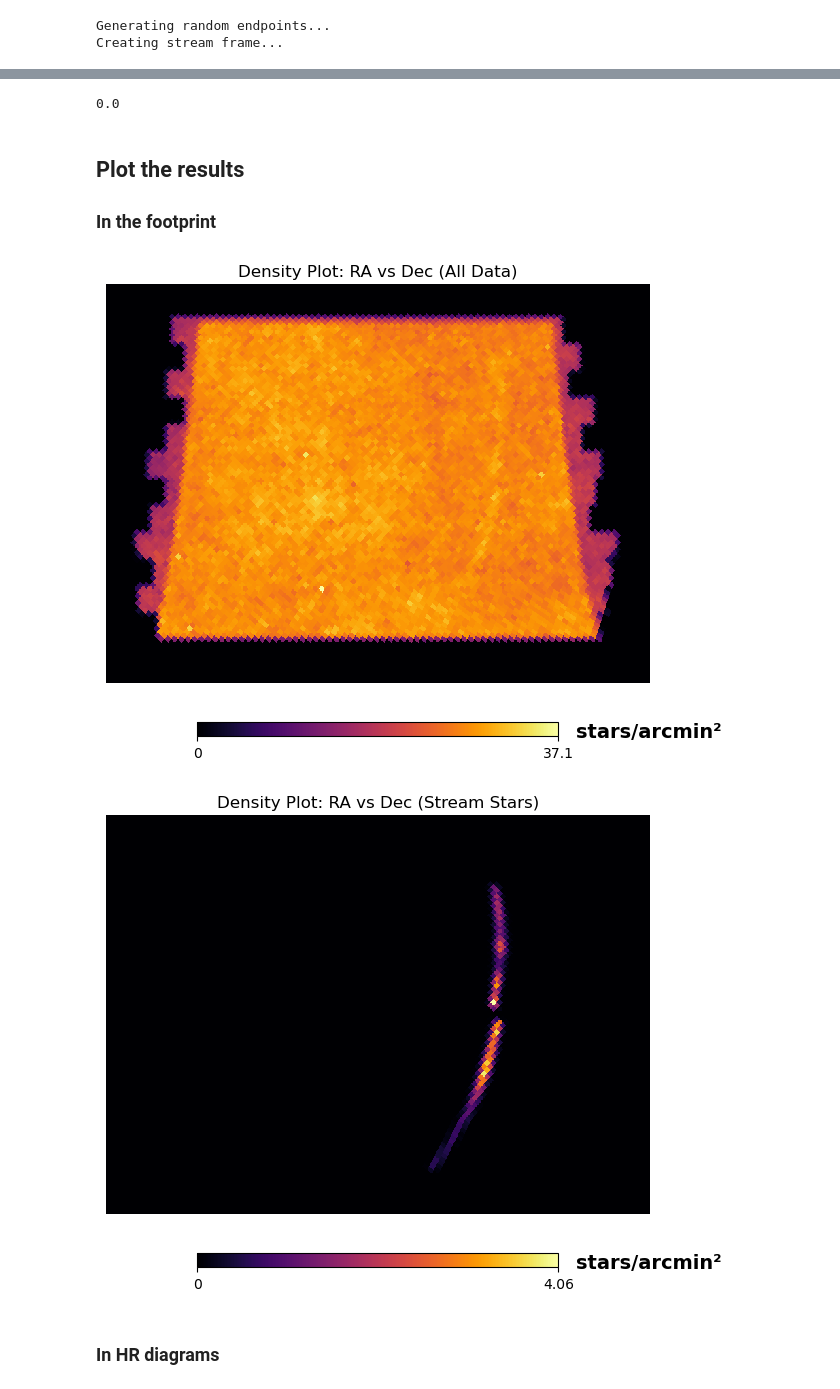
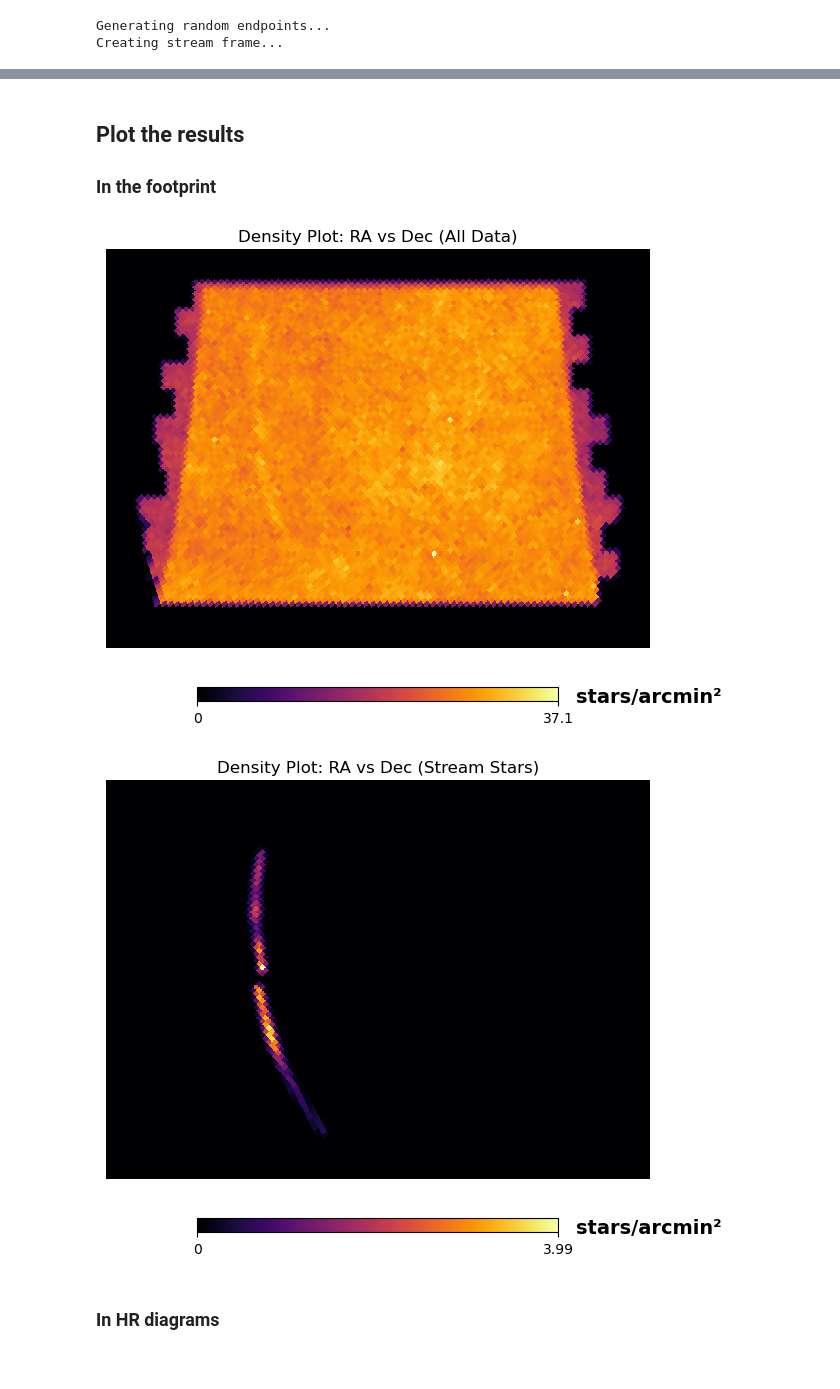
Before and after one commit to LSSTDESC/stream_sim, a Jupyter notebook: notebooks/injection_lsst_example.ipynb, the cells around one changed output, grey strips where cells are left out. Saved outputs shown, nothing was run; the diff lists cells and outputs as text; code cells hidden in the pictures.

```diff
--- a/notebooks/injection_lsst_example.ipynb
+++ b/notebooks/injection_lsst_example.ipynb
@@ -172,6 +160,6 @@ Here the values and names are specified in the example of LSST.
 from stream_sim import observed
 
 # Load the survey properties
-obj = observed.StreamObserved(survey='LSST_DC2')
+obj = observed.StreamObserved(survey='LSST')
 # %% [output]
 ###################### Reading Survey property files ######################
@@ -203,7 +191,7 @@ import astropy.io.fits as fits
 
 # Open the FITS file
 current_dir = (os.getcwd())
-folder = os.path.join(current_dir, 'data/surveys/LSST_DC2')
+folder = os.path.join(current_dir, 'data/surveys/LSST')
 filename = 'dp02_dc2_stars.fits'
 full_path = os.path.join(folder, filename)
 print('reading')
@@ -246,10 +234,6 @@ data_filtered['flag'] = 1 # stars of the stream named 1
 df_dc2['flag'] = 'DC2'
 
 df_tot = pd.concat([df_dc2, data_filtered], ignore_index=True)
-# %%
-print(np.min(data_dc2['extendedness']))
-# %% [output]
-0.0
 # %% [markdown]
 ## Plot the results
 
@@ -257,37 +241,35 @@ print(np.min(data_dc2['extendedness']))
 # %%
 import healpy as hp
 
 nside = 256
 npix = hp.nside2npix(nside)
 pixarea = hp.nside2pixarea(nside, degrees=True) * 3600  # arcmin²
 
 # Initialize Healpix maps
 hpxmap_all = np.zeros(npix)
 hpxmap_stream = np.zeros(npix)
 
 # Convert RA, Dec to Healpix pixels
 pixels_all = hp.ang2pix(nside, df_tot['ra'], df_tot['dec'], lonlat=True)
 pixels_stream = hp.ang2pix(nside, df_tot['ra'][df_tot['flag'] == 1], df_tot['dec'][df_tot['flag'] == 1], lonlat=True)
 
 # Count occurrences
 pix, cts_all = np.unique(pixels_all, return_counts=True)
 pix_stream, cts_stream = np.unique(pixels_stream, return_counts=True)
 
 # Populate Healpix maps
 hpxmap_all[pix] = cts_all / pixarea
 hpxmap_stream[pix_stream] = cts_stream / pixarea
 
 
-# Plot the density map for all data with flipped longitude
-hp.cartview(hpxmap_all, lonra=[47, 77], latra=[-47, -25], unit='stars/arcmin²', cmap='inferno',
-            title='Density Plot: RA vs Dec (All Data)', flip='geo')
+# Plot the density map for all data
+hp.cartview(hpxmap_all, lonra=[47, 77], latra=[-47, -25], unit='stars/arcmin²', cmap='inferno', title='Density Plot: RA vs Dec (All Data)')
 
-# Plot the density map for stream stars with flipped longitude
-hp.cartview(hpxmap_stream, lonra=[47, 77], latra=[-47, -25], unit='stars/arcmin²', cmap='inferno',
-            title='Density Plot: RA vs Dec (Stream Stars)', flip='geo')
+# Plot the denity map for stream stars
+hp.cartview(hpxmap_stream, lonra=[47, 77], latra=[-47, -25], unit='stars/arcmin²', cmap='inferno', title='Density Plot: RA vs Dec (Stream Stars)')
 # %% [output]
-[figure, old version]
+[figure, new version]
-[figure, old version]
+[figure, new version]
 # %% [markdown]
 ### In HR diagrams
 # %%
```
Also changed, not shown: parts of 8 cells of this notebook, 3 other files.
